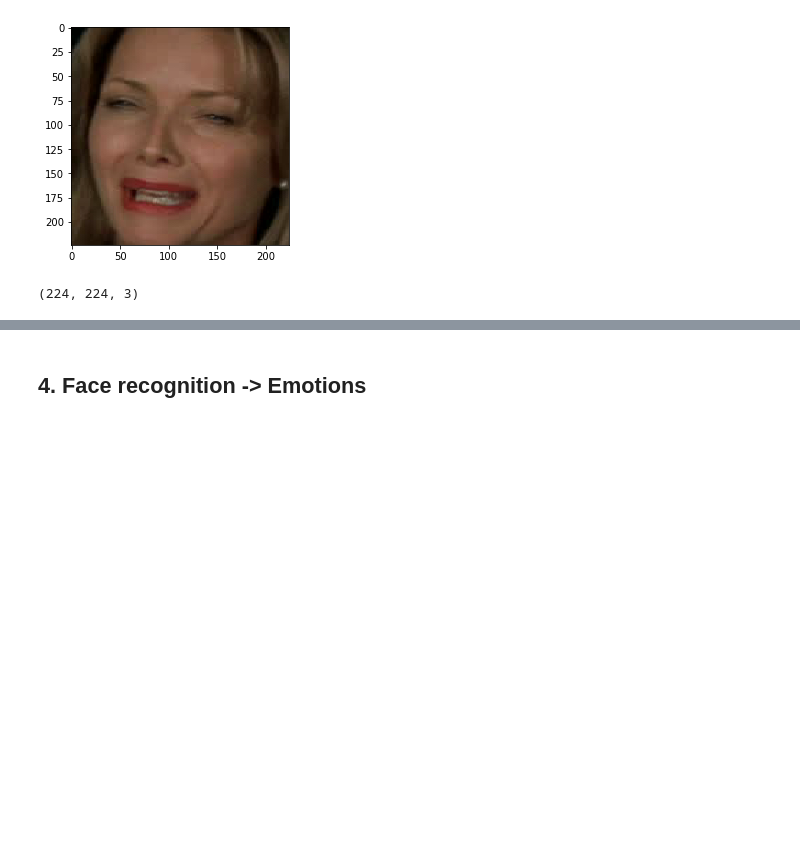
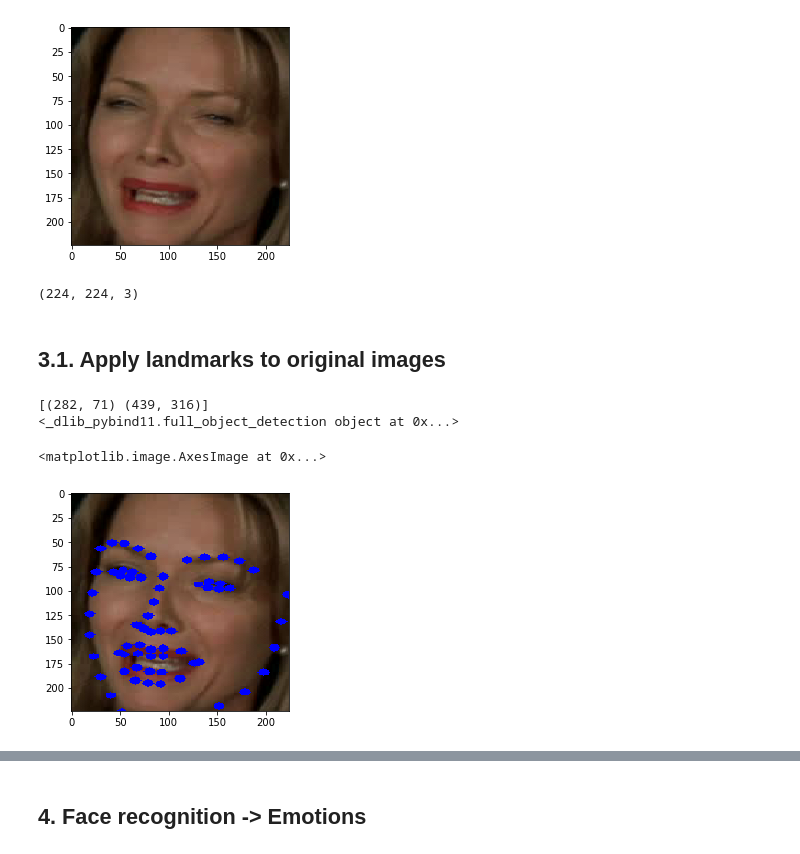
Before and after one commit to TobiKick/EmotionAnalytics_Prototype_Python, a Jupyter notebook: training/model_video_ipython.ipynb, the cells around one changed output, grey strips where cells are left out. Drawn from its saved outputs; the diff is of its cells as text; code cells hidden in the pictures; blank space fills up the shorter version.

```diff
--- a/training/model_video_ipython.ipynb
+++ b/training/model_video_ipython.ipynb
@@ -324,3 +332,5 @@ extracted_face.shape
 # %% [output]
 [figure]
 (224, 224, 3)
+# %% [markdown]
+## 3.1. Apply landmarks to original images
@@ -326,0 +450,8 @@ extracted_face.shape
+# %%
+image = get_face_with_landmarks_from_file(PATH_TO_FOLDER, DISPLAY_IMG_NAME)
+plt.imshow(image)
+# %% [output]
+[(282, 71) (439, 316)]
+<_dlib_pybind11.full_object_detection object at 0x...>
+<matplotlib.image.AxesImage at 0x...>
+[figure, added]
```
Also changed, not shown: parts of 50 cells of this notebook, 4 other files.
